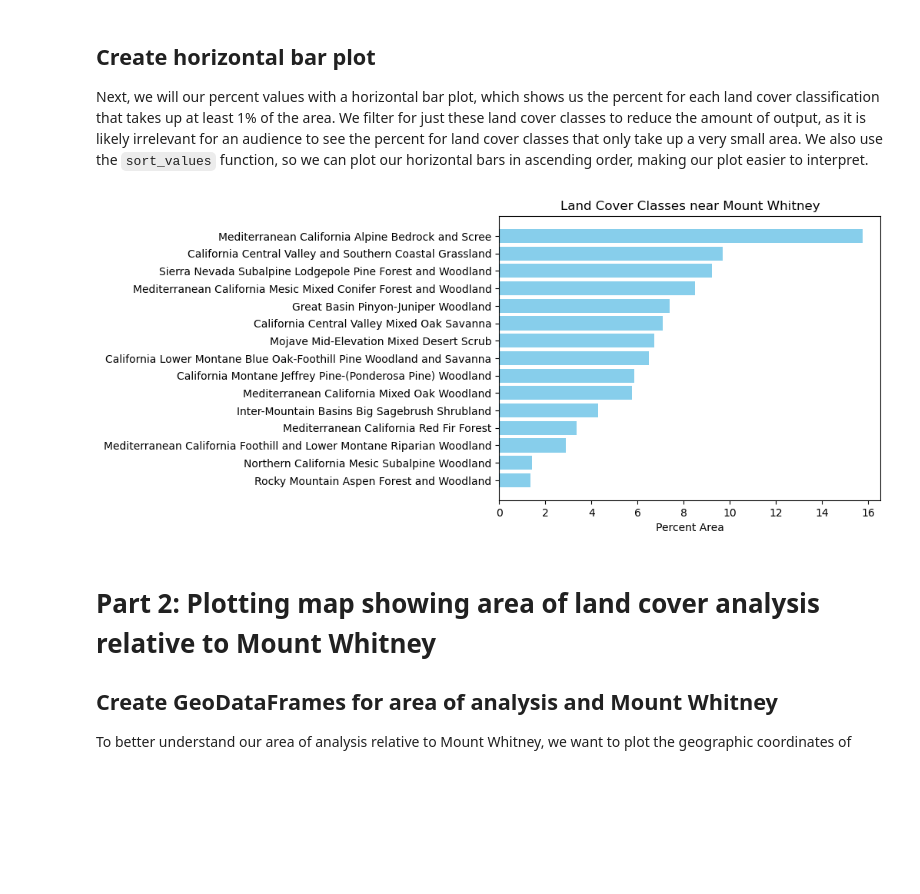
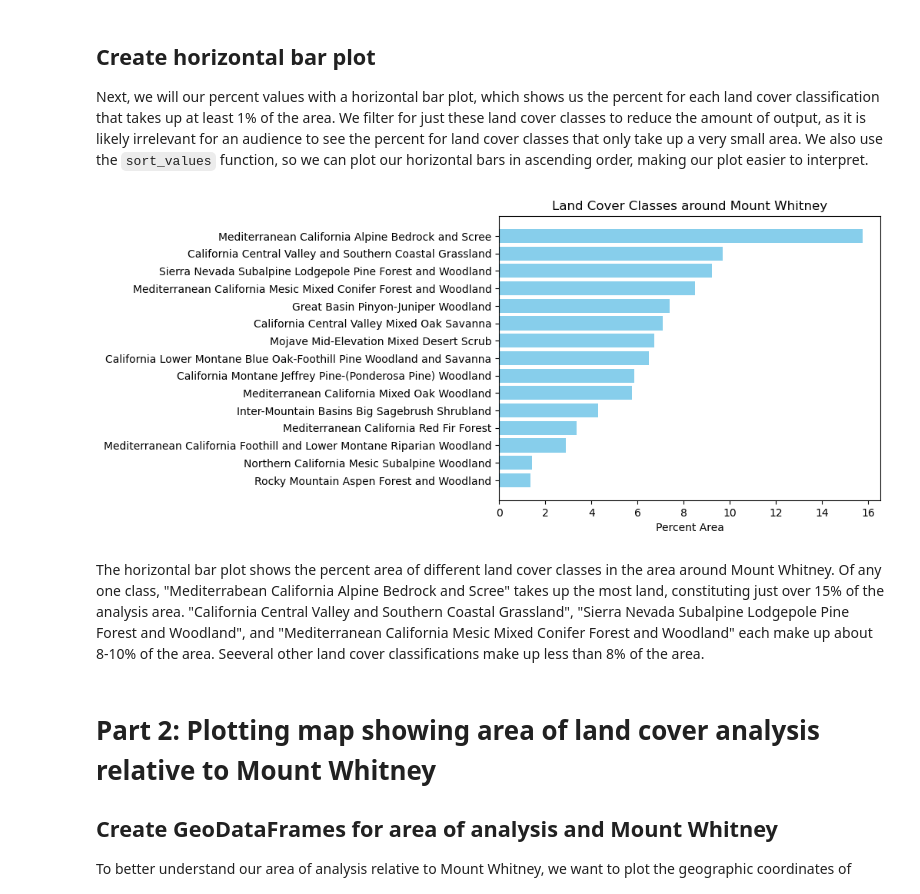
Before and after one commit to linusghanadan/linusghanadan.github.io, a Jupyter notebook: blog/2023-12-11-post/STAC-search.ipynb, the cells around one changed output. Cells and saved outputs as stored; diff of their text form; code cells hidden in the pictures; blank space fills up the shorter version.

```diff
--- a/blog/2023-12-11-post/STAC-search.ipynb
+++ b/blog/2023-12-11-post/STAC-search.ipynb
@@ -37,7 +37,7 @@ import xarray as xr
 import rioxarray as rioxr
 
 # Import land cover TIF as xarray.DataArray
-lulc_fp = os.path.join(os.getcwd(),'..','data','2023-12-11-post-data','land_cover.tif')
+lulc_fp = os.path.join(os.getcwd(),'..','..','data','2023-12-11-post-data','land_cover.tif')
 lulc = rioxr.open_rasterio(lulc_fp)
 # %% [markdown]
 ### USGS land cover tabular dataset
@@ -46,7 +46,7 @@ Our second dataset is also from the 2011 National Terrestrial Ecosystems data an
 import pandas as pd
 
 # Import accompanying CSV as pandas.DataFrame
-class_names = pd.read_csv('../data/2023-12-11-post-data/GAP_National_Terrestrial_Ecosystems.csv')
+class_names = pd.read_csv('../../data/2023-12-11-post-data/GAP_National_Terrestrial_Ecosystems.csv')
 # %% [markdown]
 ### Shapefile of California geographic boundaries
 The final dataset that we will be using is a shapefile of California geographic boundaries, included in the U.S. Census Bureau's 2016 Topologically Integrated Geographic Encoding and Referencing (TIGER) database. We will use this shapefile to plot our basemap when visualizing our area of analysis.
@@ -106,19 +106,21 @@ Next, we will our percent values with a horizontal bar plot, which shows us the
 # %%
 # Filter for classes with more than 1% land cover
 filtered_classes = classes[classes['percentage'] > 1]
 
 # Sort classes in decreasing order of percentage
 sorted_classes = filtered_classes.sort_values(by='percentage', ascending=True)
 
 # Create a horizontal bar plot with axis label and title
 plt.barh(sorted_classes['class_label'], sorted_classes['percentage'], color='skyblue')
 plt.xlabel('Percent Area')
-plt.title('Land Cover Classes near Mount Whitney')
+plt.title('Land Cover Classes around Mount Whitney')
 
 # Show plot
 plt.show()
 # %% [output]
-[figure, old version]
+[figure, new version]
+# %% [markdown]
+The horizontal bar plot shows the percent area of different land cover classes in the area around Mount Whitney. Of any one class, "Mediterrabean California Alpine Bedrock and Scree" takes up the most land, constituting just over 15% of the analysis area. "California Central Valley and Southern Coastal Grassland", "Sierra Nevada Subalpine Lodgepole Pine Forest and Woodland", and "Mediterranean California Mesic Mixed Conifer Forest and Woodland" each make up about 8-10% of the area. Seeveral other land cover classifications make up less than 8% of the area.
 # %% [markdown]
 # Part 2: Plotting map showing area of land cover analysis relative to Mount Whitney
 ## Create GeoDataFrames for area of analysis and Mount Whitney
```
Also changed, not shown: parts of 3 cells of this notebook.
